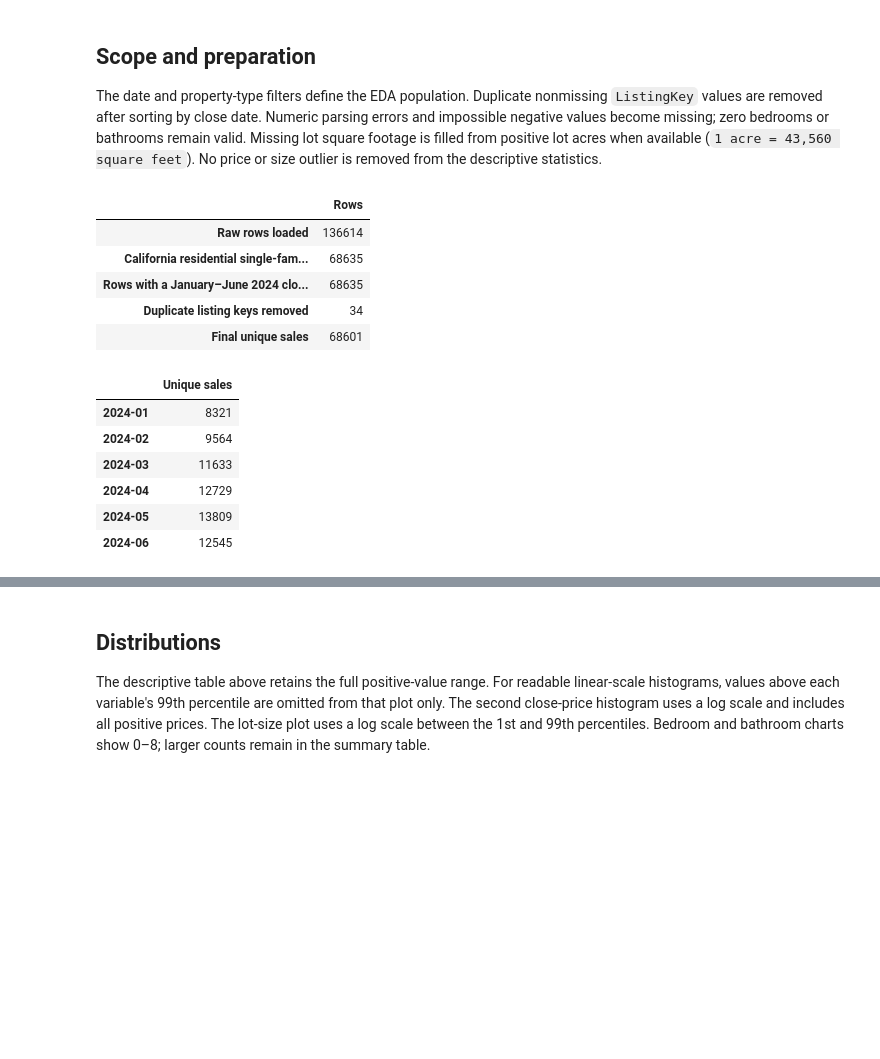
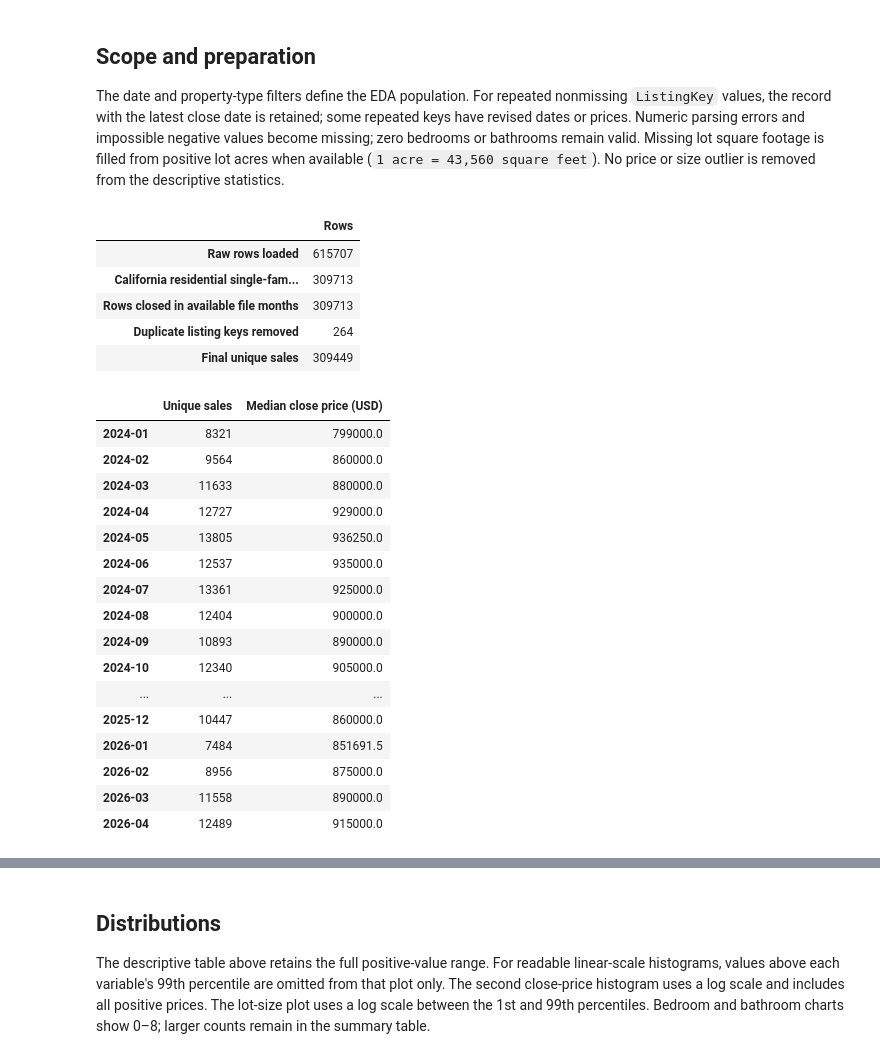
Before and after one commit to yingjieh512/IDX-Exchange-Data-Science-Yingjie-Huang, a Jupyter notebook: 01_exploration.ipynb, the cells around one changed output, grey strips where cells are left out. Drawn from its saved outputs; the diff is of its cells as text; code cells hidden in the pictures; blank space fills up the shorter version.

```diff
--- a/01_exploration.ipynb
+++ b/01_exploration.ipynb
@@ -5,6 +5,7 @@ This notebook explores six consecutive CRMLS sold-data files, January through Ju
 
 The raw CSV files are expected in `csv/` and are not committed to Git. Only the columns needed for this exploration are loaded. `ListingKey` is used only to remove duplicate sale records, never as a valuation feature.
 # %%
+import re
 from pathlib import Path
 
 import matplotlib.pyplot as plt
@@ -16,13 +17,19 @@ DATA_DIR = Path('csv')
 if not DATA_DIR.is_dir():
     raise FileNotFoundError('Place the CRMLS sold CSV files in the repository csv/ directory.')
 
-months = pd.period_range('2024-01', '2024-06', freq='M')
-files = []
-for month in months:
-    matches = sorted(DATA_DIR.glob(f'CRMLSSold{month.year}{month.month:02d}*.csv'))
-    if len(matches) != 1:
-        raise FileNotFoundError(f'Expected one sold CSV for {month}; found {len(matches)}.')
-    files.append(matches[0])
+sold_files = {}
+for path in DATA_DIR.glob('CRMLSSold*.csv'):
+    match = re.fullmatch(r'CRMLSSold(\d{6})(?:_filled)?\.csv', path.name)
+    if match is None:
+        raise ValueError(f'Unexpected sold CSV filename: {path.name}')
+    month = pd.Period(match.group(1), freq='M')
+    if month in sold_files:
+        raise ValueError(f'Multiple sold CSV files found for {month}.')
+    sold_files[month] = path
+if not sold_files:
+    raise FileNotFoundError('No CRMLS sold CSV files found in csv/.')
+months = pd.PeriodIndex(sorted(sold_files), freq='M')
+files = [sold_files[month] for month in months]
 
 columns = [
     'ListingKey', 'CloseDate', 'ClosePrice', 'PropertyType', 'PropertySubType',
@@ -33,6 +40,6 @@ raw_sales = pd.concat(
     [pd.read_csv(path, usecols=columns, dtype={'ListingKey': 'string'}, low_memory=False) for path in files],
     ignore_index=True,
 )
-print(f'Loaded {len(raw_sales):,} records from {len(files)} monthly files.')
+print(f'Loaded {len(raw_sales):,} records from {len(files)} monthly files ({months[0]} through {months[-1]}).')
 display(pd.DataFrame({'Source file': [path.name for path in files]}))
 # %% [output]
@@ -47,7 +64,7 @@ Loaded 136,614 records from 6 monthly files.
 # %% [markdown]
 ## Scope and preparation
 
-The date and property-type filters define the EDA population. Duplicate nonmissing `ListingKey` values are removed after sorting by close date. Numeric parsing errors and impossible negative values become missing; zero bedrooms or bathrooms remain valid. Missing lot square footage is filled from positive lot acres when available (`1 acre = 43,560 square feet`). No price or size outlier is removed from the descriptive statistics.
+The date and property-type filters define the EDA population. For repeated nonmissing `ListingKey` values, the record with the latest close date is retained; some repeated keys have revised dates or prices. Numeric parsing errors and impossible negative values become missing; zero bedrooms or bathrooms remain valid. Missing lot square footage is filled from positive lot acres when available (`1 acre = 43,560 square feet`). No price or size outlier is removed from the descriptive statistics.
 # %%
 scope_mask = (
     raw_sales['PropertyType'].eq('Residential')
@@ -56,7 +73,7 @@ scope_mask = (
 )
 scoped_sales = raw_sales.loc[scope_mask].copy()
 scoped_sales['CloseDate'] = pd.to_datetime(scoped_sales['CloseDate'], errors='coerce')
-date_mask = scoped_sales['CloseDate'].ge('2024-01-01') & scoped_sales['CloseDate'].lt('2024-07-01')
+date_mask = scoped_sales['CloseDate'].dt.to_period('M').isin(months)
 dated_sales = scoped_sales.loc[date_mask].sort_values('CloseDate', kind='mergesort').copy()
 has_key = dated_sales['ListingKey'].notna()
 duplicate_keys_removed = int(dated_sales.loc[has_key, 'ListingKey'].duplicated().sum())
@@ -81,34 +98,45 @@ sales = sales.rename(columns={'BedroomsTotal': 'Bedrooms', 'BathroomsTotalIntege
 audit = pd.Series({
     'Raw rows loaded': len(raw_sales),
     'California residential single-family rows': len(scoped_sales),
-    'Rows with a January–June 2024 close date': len(dated_sales),
+    'Rows closed in available file months': len(dated_sales),
     'Duplicate listing keys removed': duplicate_keys_removed,
     'Final unique sales': len(sales),
 }, name='Rows')
 display(audit.to_frame())
 # %% [output]
 |  | Rows |
-| Raw rows loaded | 136614 |
-| California residential single-fam... | 68635 |
-| Rows with a January–June 2024 clo... | 68635 |
-| Duplicate listing keys removed | 34 |
-| Final unique sales | 68601 |
+| Raw rows loaded | 615707 |
+| California residential single-fam... | 309713 |
+| Rows closed in available file months | 309713 |
+| Duplicate listing keys removed | 264 |
+| Final unique sales | 309449 |
 # %%
 monthly_sales = sales.groupby(sales['CloseDate'].dt.to_period('M')).size().reindex(months, fill_value=0)
-assert (monthly_sales > 0).all(), 'The filtered data must cover all six months.'
-display(monthly_sales.rename('Unique sales').to_frame())
+monthly_median_price = sales.groupby(sales['CloseDate'].dt.to_period('M'))['ClosePrice'].median().reindex(months)
+assert (monthly_sales > 0).all(), 'The filtered data must cover every available file month.'
+display(pd.DataFrame({'Unique sales': monthly_sales, 'Median close price (USD)': monthly_median_price}))
 
 eda_columns = ['ClosePrice', 'LivingArea', 'Bedrooms', 'Bathrooms', 'LotSizeSqFt']
 summary = sales[eda_columns].describe(percentiles=[0.05, 0.25, 0.5, 0.75, 0.95, 0.99]).T
 summary['missing_n'] = sales[eda_columns].isna().sum()
 summary['missing_pct'] = sales[eda_columns].isna().mean() * 100
 display(summary[['count', 'missing_n', 'missing_pct', 'mean', 'std', 'min', '5%', '25%', '50%', '75%', '95%', '99%', 'max']].round(1))
 # %% [output]
-|  | Unique sales |
-| 2024-01 | 8321 |
-| 2024-02 | 9564 |
-| 2024-03 | 11633 |
-| 2024-04 | 12729 |
-| 2024-05 | 13809 |
-| 2024-06 | 12545 |
+|  | Unique sales | Median close price (USD) |
+| 2024-01 | 8321 | 799000.0 |
+| 2024-02 | 9564 | 860000.0 |
+| 2024-03 | 11633 | 880000.0 |
+| 2024-04 | 12727 | 929000.0 |
+| 2024-05 | 13805 | 936250.0 |
+| 2024-06 | 12537 | 935000.0 |
+| 2024-07 | 13361 | 925000.0 |
+| 2024-08 | 12404 | 900000.0 |
+| 2024-09 | 10893 | 890000.0 |
+| 2024-10 | 12340 | 905000.0 |
+| ... | ... | ... |
+| 2025-12 | 10447 | 860000.0 |
+| 2026-01 | 7484 | 851691.5 |
+| 2026-02 | 8956 | 875000.0 |
+| 2026-03 | 11558 | 890000.0 |
+| 2026-04 | 12489 | 915000.0 |
 |  | count | missing_n | missing_pct | mean | std | min | 5% | 25% | 50% | 75% | ... |
```
Also changed, not shown: parts of 7 cells of this notebook.
